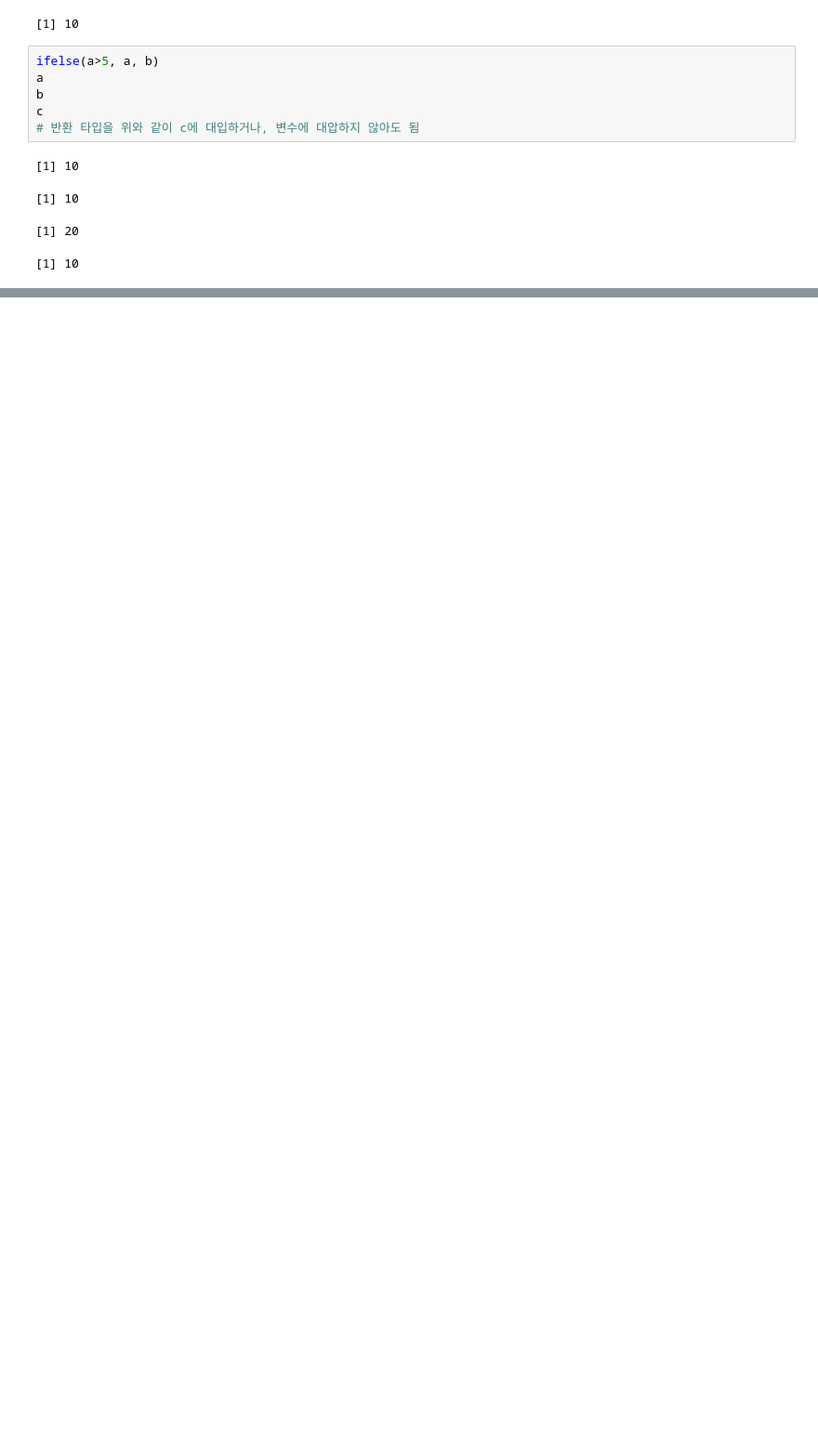
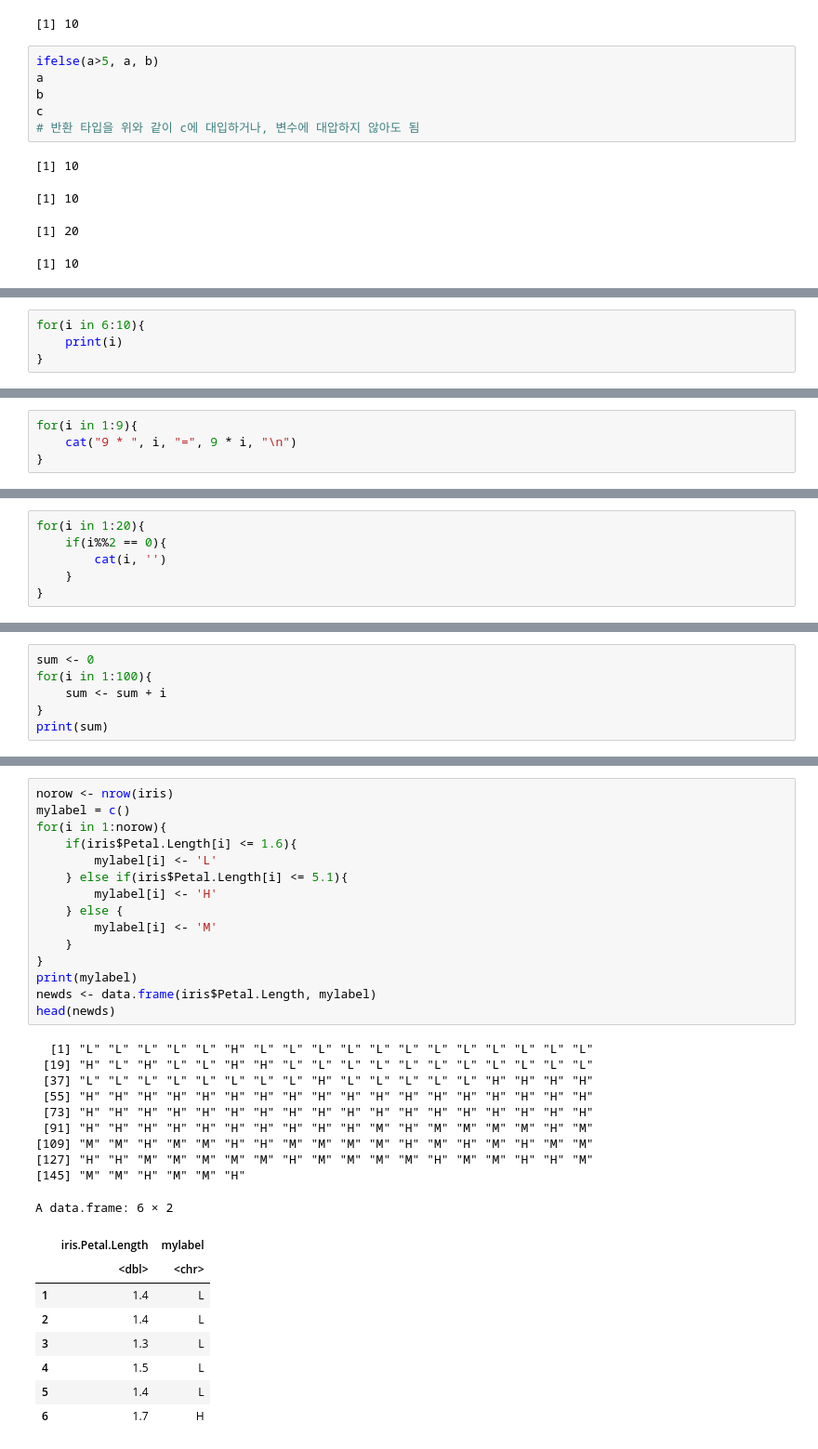
Before and after one commit to layla-focalors/R_kernal, a Jupyter notebook: Seniya.ipynb, the cells around one changed output, grey strips where cells are left out. Shown at 93% size. Cells and saved outputs as stored; diff of their text form; blank space fills up the shorter version.

```diff
--- a/Seniya.ipynb
+++ b/Seniya.ipynb
@@ -775,0 +818,4 @@ c
+# %%
+for(i in 6:10){
+    print(i)
+}
@@ -775,0 +828,4 @@ c
+# %%
+for(i in 1:9){
+    cat("9 * ", i, "=", 9 * i, "\n")
+}
@@ -775,0 +842,6 @@ c
+# %%
+for(i in 1:20){
+    if(i%%2 == 0){
+        cat(i, '')
+    }
+}
@@ -775,0 +850,6 @@ c
+# %%
+sum <- 0
+for(i in 1:100){
+    sum <- sum + i
+}
+print(sum)
@@ -775,0 +865,34 @@ c
+# %%
+norow <- nrow(iris)
+mylabel = c()
+for(i in 1:norow){
+    if(iris$Petal.Length[i] <= 1.6){
+        mylabel[i] <- 'L'
+    } else if(iris$Petal.Length[i] <= 5.1){
+        mylabel[i] <- 'H'
+    } else {
+        mylabel[i] <- 'M'
+    }
+}
+print(mylabel)
+newds <- data.frame(iris$Petal.Length, mylabel)
+head(newds)
+# %% [output]
+  [1] "L" "L" "L" "L" "L" "H" "L" "L" "L" "L" "L" "L" "L" "L" "L" "L" "L" "L"
+ [19] "H" "L" "H" "L" "L" "H" "H" "L" "L" "L" "L" "L" "L" "L" "L" "L" "L" "L"
+ [37] "L" "L" "L" "L" "L" "L" "L" "L" "H" "L" "L" "L" "L" "L" "H" "H" "H" "H"
+ [55] "H" "H" "H" "H" "H" "H" "H" "H" "H" "H" "H" "H" "H" "H" "H" "H" "H" "H"
+ [73] "H" "H" "H" "H" "H" "H" "H" "H" "H" "H" "H" "H" "H" "H" "H" "H" "H" "H"
+ [91] "H" "H" "H" "H" "H" "H" "H" "H" "H" "H" "M" "H" "M" "M" "M" "M" "H" "M"
+[109] "M" "M" "H" "M" "M" "H" "H" "M" "M" "M" "M" "H" "M" "H" "M" "H" "M" "M"
+[127] "H" "H" "M" "M" "M" "M" "M" "H" "M" "M" "M" "M" "H" "M" "M" "H" "H" "M"
+[145] "M" "M" "H" "M" "M" "H"
+A data.frame: 6 × 2
+|  | iris.Petal.Length | mylabel |
+|  | <dbl> | <chr> |
+| 1 | 1.4 | L |
+| 2 | 1.4 | L |
+| 3 | 1.3 | L |
+| 4 | 1.5 | L |
+| 5 | 1.4 | L |
+| 6 | 1.7 | H |
```
Also changed, not shown: parts of 73 cells of this notebook.
